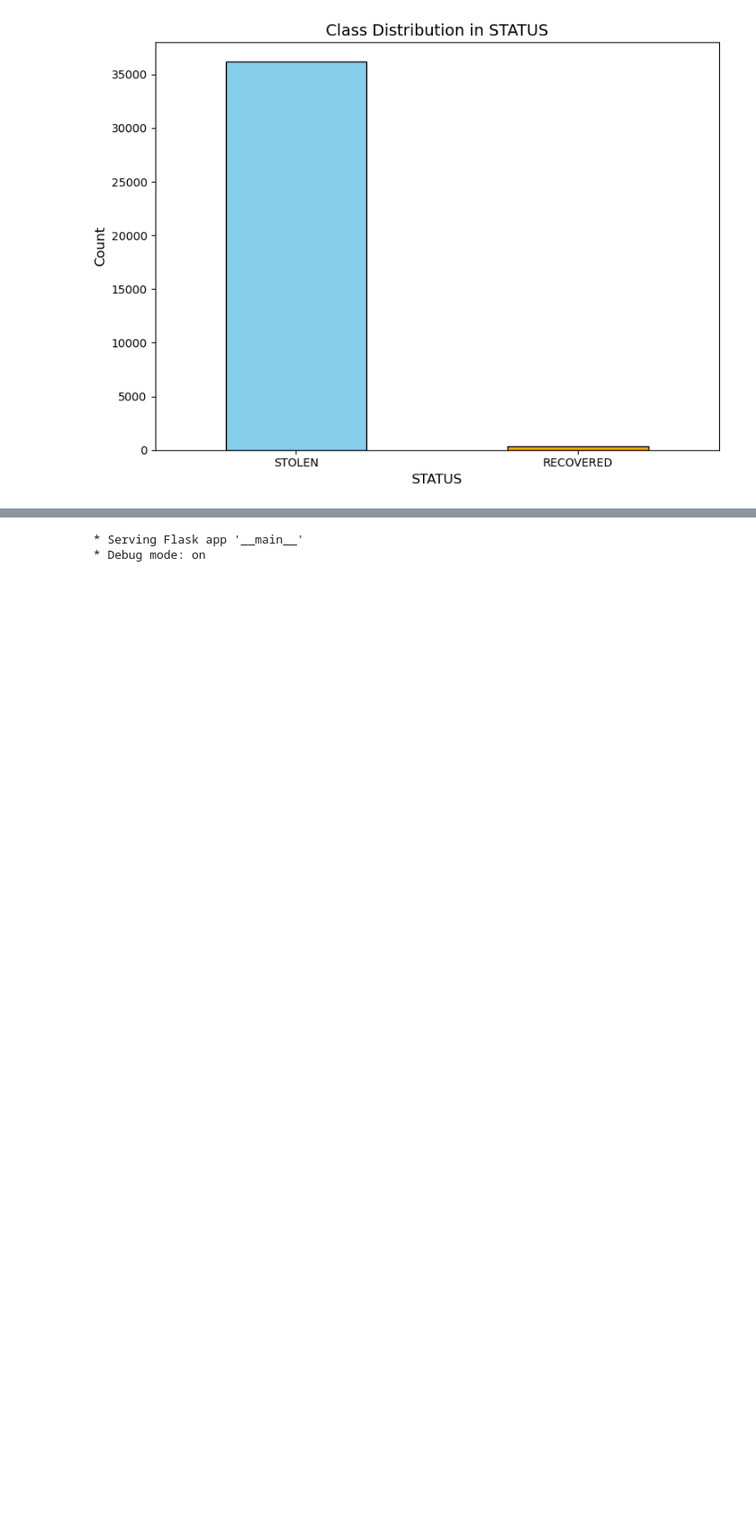
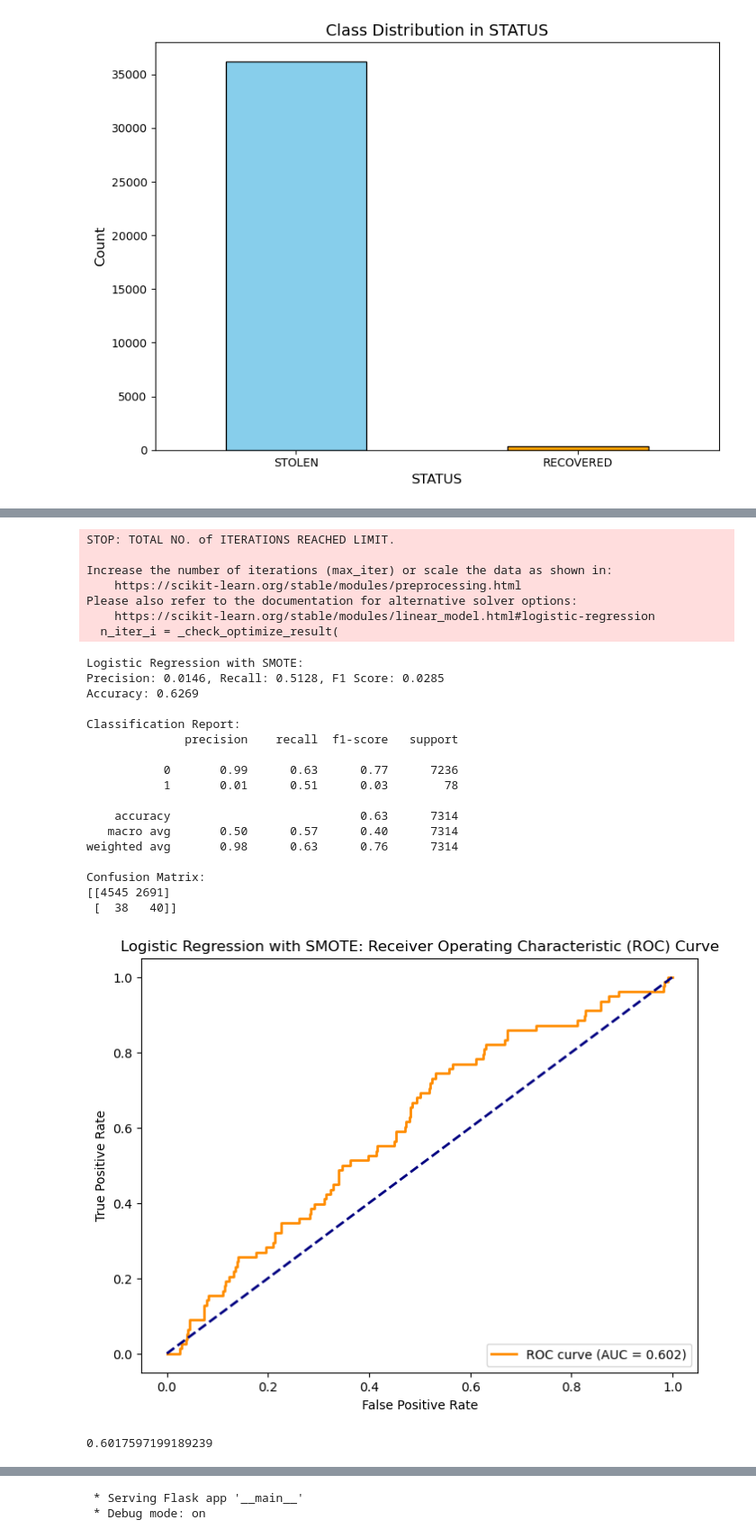
Before and after one commit to BengeeL/DataWareHousing_FinalProject, a Jupyter notebook: python_server/trafficpolice.ipynb, the cells around one changed output, grey strips where cells are left out. Shown at 90% size. Drawn from its saved outputs; the diff is of its cells as text; code cells hidden in the pictures; blank space fills up the shorter version.

```diff
--- a/python_server/trafficpolice.ipynb
+++ b/python_server/trafficpolice.ipynb
@@ -520,0 +556,48 @@ Best model based on F1-Score: Logistic Regression
+# %%
+from imblearn.over_sampling import SMOTE
+from sklearn.model_selection import train_test_split
+from sklearn.linear_model import LogisticRegression
+# Initialize and train the logistic regression model
+log_reg = LogisticRegression(random_state=42)
+
+# Split the dataset
+X_train, X_test, y_train, y_test = train_test_split(X, y, test_size=0.2, stratify=y, random_state=42)
+
+# Apply SMOTE to balance the dataset
+smote = SMOTE(random_state=42)
+X_train_smote, y_train_smote = smote.fit_resample(X_train, y_train)
+
+# Train Logistic Regression on SMOTE data
+
+log_reg.fit(X_train_smote, y_train_smote)
+
+# Evaluate performance
+calculate_metrics(log_reg, X_test, y_test, 'Logistic Regression with SMOTE')
+plot_roc_auc(log_reg, X_test, y_test, 'Logistic Regression with SMOTE')
+# %% [output]
+STOP: TOTAL NO. of ITERATIONS REACHED LIMIT.
+
+Increase the number of iterations (max_iter) or scale the data as shown in:
+    https://scikit-learn.org/stable/modules/preprocessing.html
+Please also refer to the documentation for alternative solver options:
+    https://scikit-learn.org/stable/modules/linear_model.html#logistic-regression
+  n_iter_i = _check_optimize_result(
+Logistic Regression with SMOTE:
+Precision: 0.0146, Recall: 0.5128, F1 Score: 0.0285
+Accuracy: 0.6269
+
+Classification Report:
+              precision    recall  f1-score   support
+
+           0       0.99      0.63      0.77      7236
+           1       0.01      0.51      0.03        78
+
+    accuracy                           0.63      7314
+   macro avg       0.50      0.57      0.40      7314
+weighted avg       0.98      0.63      0.76      7314
+
+Confusion Matrix:
+[[4545 2691]
+ [  38   40]]
+[figure, added]
+0.6017597199189239
```
Also changed, not shown: parts of 12 cells of this notebook.
